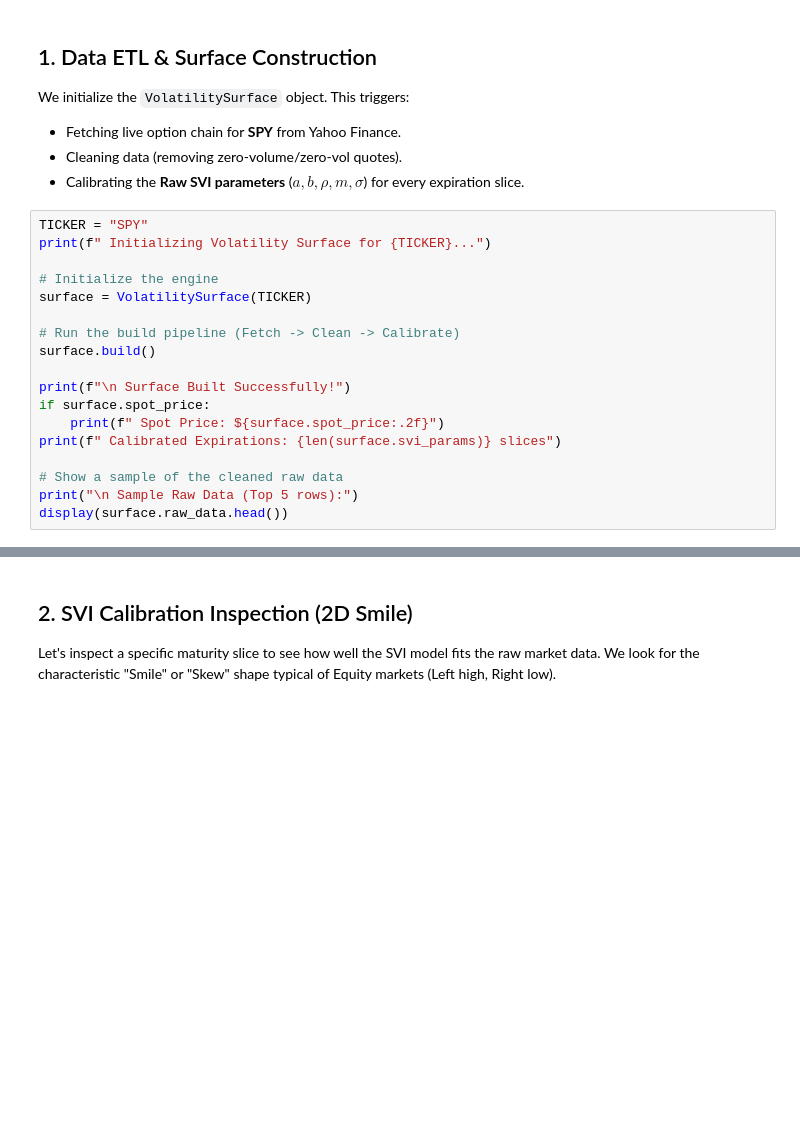
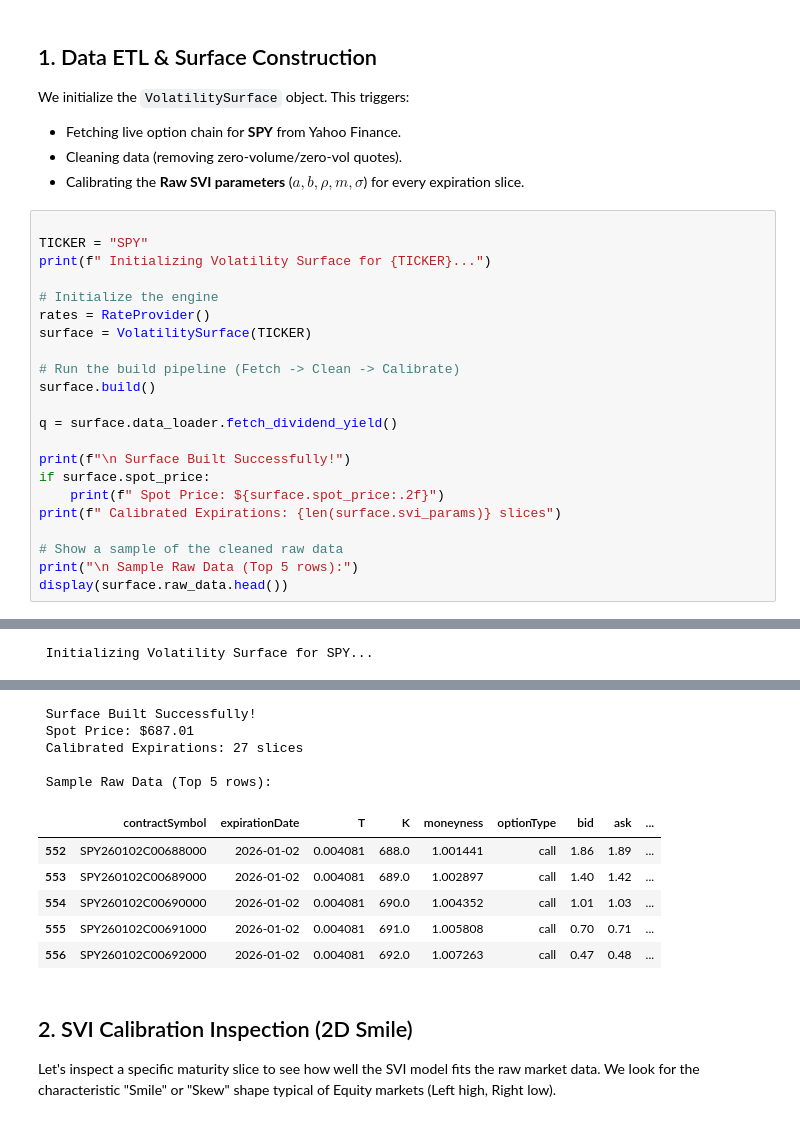
Before and after one commit to ericwang0321/volatility-surface-modelling, a Jupyter notebook: demo.ipynb, the cells around one changed output, grey strips where cells are left out. Saved outputs shown, nothing was run; the diff lists cells and outputs as text; blank space fills up the shorter version.

```diff
--- a/demo.ipynb
+++ b/demo.ipynb
@@ -33,14 +36,18 @@ We initialize the `VolatilitySurface` object. This triggers:
 * Cleaning data (removing zero-volume/zero-vol quotes).
 * Calibrating the **Raw SVI parameters** ($a, b, \rho, m, \sigma$) for every expiration slice.
 # %%
+
 TICKER = "SPY"
 print(f" Initializing Volatility Surface for {TICKER}...")
 
 # Initialize the engine
+rates = RateProvider()
 surface = VolatilitySurface(TICKER)
 
 # Run the build pipeline (Fetch -> Clean -> Calibrate)
 surface.build()
+
+q = surface.data_loader.fetch_dividend_yield()
 
 print(f"\n Surface Built Successfully!")
 if surface.spot_price:
@@ -50,3 +57,4 @@ print(f" Calibrated Expirations: {len(surface.svi_params)} slices")
 # Show a sample of the cleaned raw data
 print("\n Sample Raw Data (Top 5 rows):")
 display(surface.raw_data.head())
+# %% [output]
@@ -52,0 +62 @@ display(surface.raw_data.head())
+ Initializing Volatility Surface for SPY...
@@ -53,3 +75,14 @@ display(surface.raw_data.head())
+ Surface Built Successfully!
+ Spot Price: $687.01
+ Calibrated Expirations: 27 slices
+
+ Sample Raw Data (Top 5 rows):
+|  | contractSymbol | expirationDate | T | K | moneyness | optionType | bid | ask | ... |
+| 552 | SPY260102C00688000 | 2026-01-02 | 0.004081 | 688.0 | 1.001441 | call | 1.86 | 1.89 | ... |
+| 553 | SPY260102C00689000 | 2026-01-02 | 0.004081 | 689.0 | 1.002897 | call | 1.40 | 1.42 | ... |
+| 554 | SPY260102C00690000 | 2026-01-02 | 0.004081 | 690.0 | 1.004352 | call | 1.01 | 1.03 | ... |
+| 555 | SPY260102C00691000 | 2026-01-02 | 0.004081 | 691.0 | 1.005808 | call | 0.70 | 0.71 | ... |
+| 556 | SPY260102C00692000 | 2026-01-02 | 0.004081 | 692.0 | 1.007263 | call | 0.47 | 0.48 | ... |
 # %% [markdown]
 ## 2. SVI Calibration Inspection (2D Smile)
 
```
Also changed, not shown: parts of 5 cells of this notebook, 5 other files.
